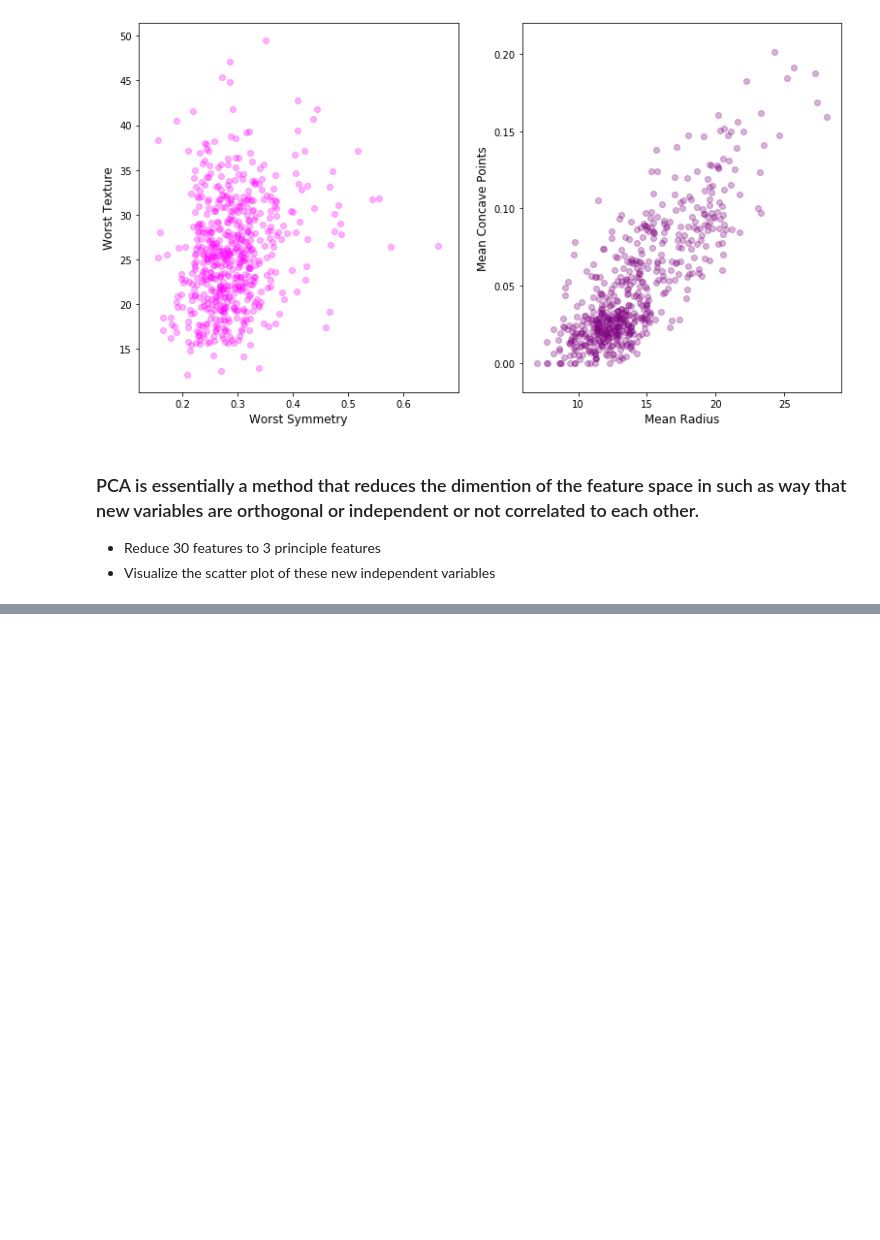
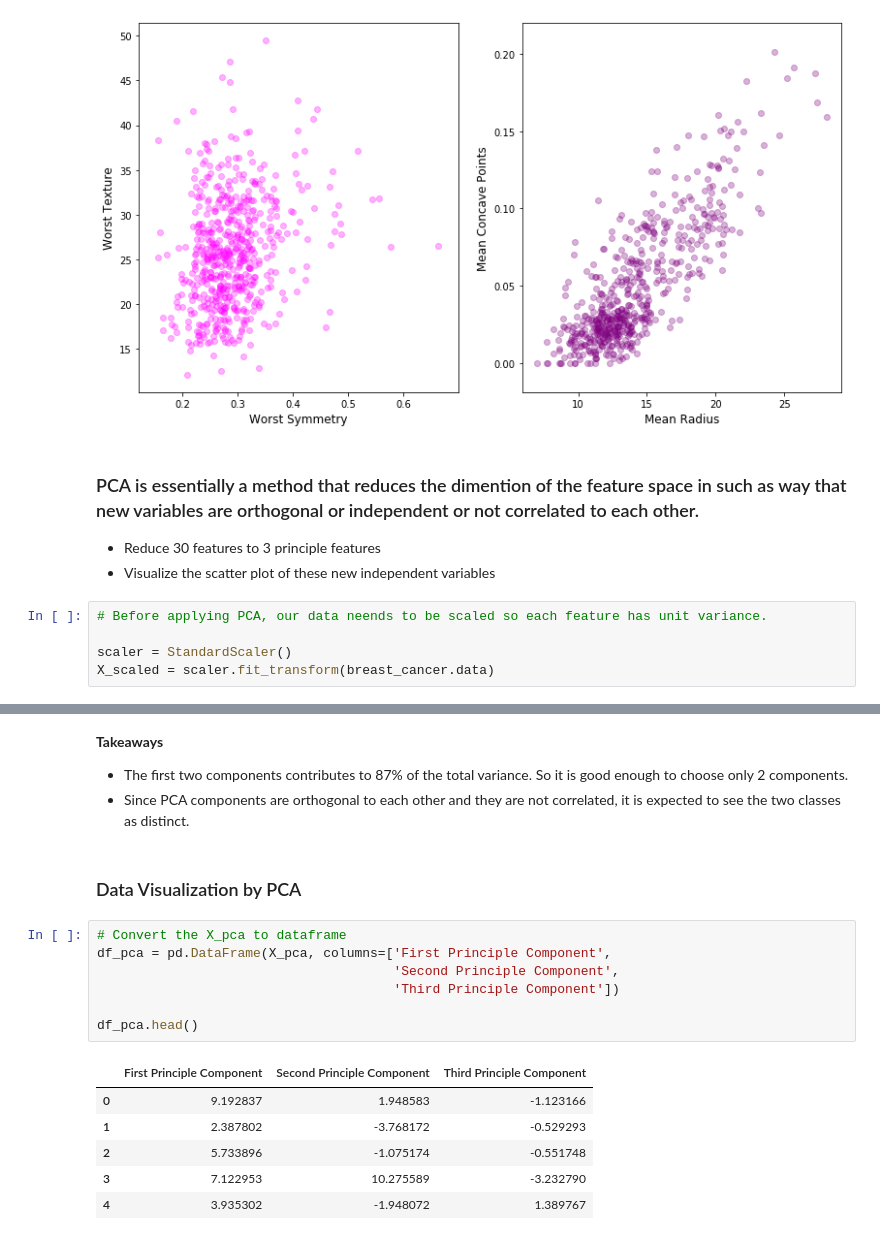
Before and after one commit to Yongliang-Shi/Demo-with-notes, a Jupyter notebook: demo_with_notes_pca.ipynb, the cells around one changed output, grey strips where cells are left out. Cells and saved outputs as stored; diff of their text form; blank space fills up the shorter version.

Commit message:
applying pca and viz the dataset

```diff
--- a/demo_with_notes_pca.ipynb
+++ b/demo_with_notes_pca.ipynb
@@ -179,3 +169,8 @@ plt.show()
 ### PCA is essentially a method that reduces the dimention of the feature space in such as way that new variables are orthogonal or independent or not correlated to each other.
 - Reduce 30 features to 3 principle features
 - Visualize the scatter plot of these new independent variables
+# %%
+# Before applying PCA, our data neends to be scaled so each feature has unit variance.
+
+scaler = StandardScaler()
+X_scaled = scaler.fit_transform(breast_cancer.data)
@@ -181,0 +235,20 @@ plt.show()
+# %% [markdown]
+**Takeaways**
+- The first two components contributes to 87% of the total variance. So it is good enough to choose only 2 components.
+- Since PCA components are orthogonal to each other and they are not correlated, it is expected to see the two classes as distinct.
+# %% [markdown]
+### Data Visualization by PCA
+# %%
+# Convert the X_pca to dataframe
+df_pca = pd.DataFrame(X_pca, columns=['First Principle Component',
+                                      'Second Principle Component',
+                                      'Third Principle Component'])
+
+df_pca.head()
+# %% [output]
+|  | First Principle Component | Second Principle Component | Third Principle Component |
+| 0 | 9.192837 | 1.948583 | -1.123166 |
+| 1 | 2.387802 | -3.768172 | -0.529293 |
+| 2 | 5.733896 | -1.075174 | -0.551748 |
+| 3 | 7.122953 | 10.275589 | -3.232790 |
+| 4 | 3.935302 | -1.948072 | 1.389767 |
```
Also changed, not shown: parts of 14 cells of this notebook.
